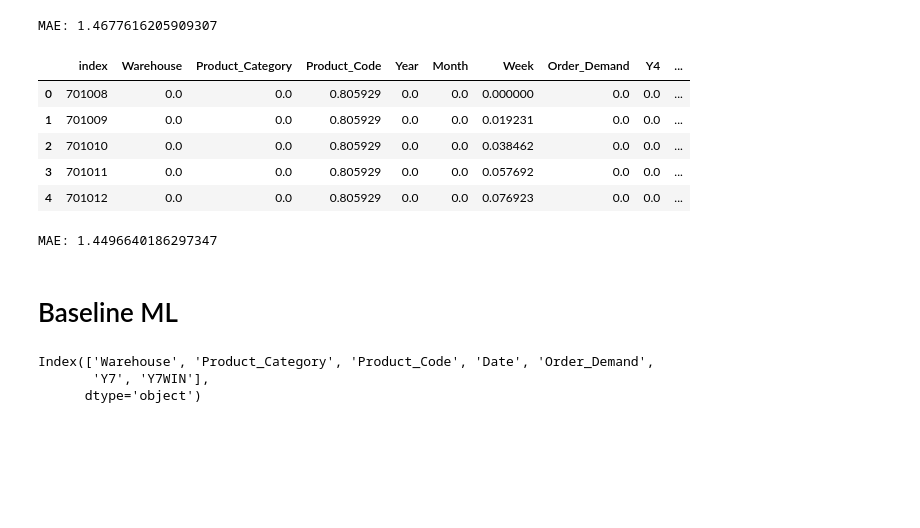
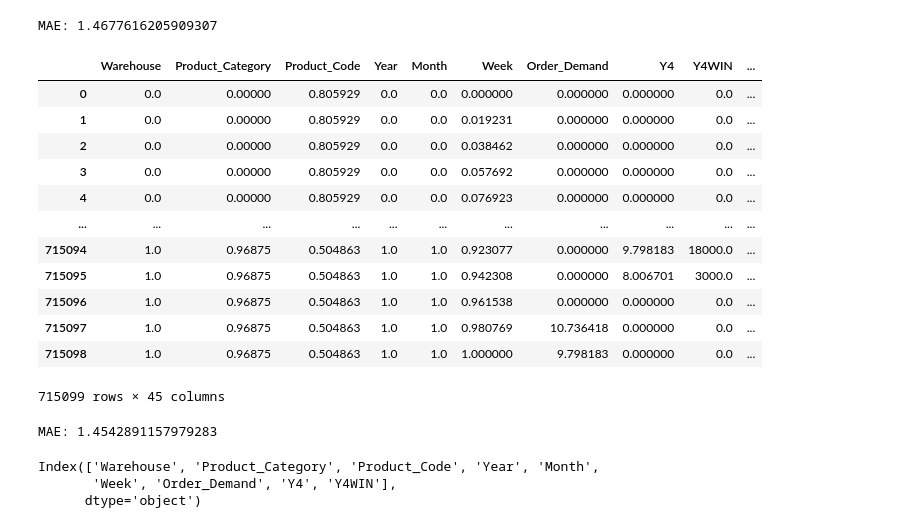
Before and after one commit to wantor-stack/Demand-Forecasting, a Jupyter notebook: notebook_ML.ipynb, the cells around one changed output. Cells and saved outputs as stored; diff of their text form; code cells hidden in the pictures; blank space fills up the shorter version.

```diff
--- a/notebook_ML.ipynb
+++ b/notebook_ML.ipynb
@@ -582,6 +595,9 @@ val.reset_index().to_parquet("val.parquet")
 # %%
 train = pd.read_parquet("train.parquet").sort_values(['Warehouse','Product_Code','Year', 'Month', 'Week'])
 val = pd.read_parquet("val.parquet").sort_values(['Warehouse','Product_Code','Year', 'Month', 'Week'])
+# %%
+train = train.drop(columns = 'index')
+val = val.drop(columns = 'index')
 # %%
 train.head()
 # %% [output]
@@ -598,7 +614,7 @@ train2 = train.copy()
 #train2['WEEKDAY'] = train2['Date'].dt.weekday
 #train2['WEEK'] = train2['Date'].dt.week
 
-train2['SMA_3'] = train2.iloc[:,7].rolling(window=3).mean()
+train2['SMA_3'] = train2.iloc[:,6].rolling(window=3).mean()
 # %%
 train2['SMA_3'] = train2['SMA_3'].replace(np.nan,0)
 # %%
@@ -623,6 +639,6 @@ val2 = val.copy()
 #val2['WEEK'] = val2['Date'].dt.week
 
 
-val2['SMA_3'] = val2.iloc[:,7].rolling(window=3).mean().replace(np.nan,0)
+val2['SMA_3'] = val2.iloc[:,6].rolling(window=3).mean().replace(np.nan,0)
 val2.head(10)
 # %% [output]
@@ -903,11 +919,24 @@ for Product_Code, Product_Code_df in train2.groupby(['Warehouse', 'Product_Categ
             new_features.add('ROLL_MEAN{}_{}'.format(l, f))
             Product_Code_df['ROLL_MEAN{}_{}'.format(l, f)] = Product_Code_df[f].rolling(l).mean()
 
+            new_features.add('ROLL_MEDIAN{}_{}'.format(l, f))
+            Product_Code_df['ROLL_MEDIAN{}_{}'.format(l, f)] = Product_Code_df[f].rolling(l).median()
+
+            new_features.add('ROLL_MIN{}_{}'.format(l, f))
+            Product_Code_df['ROLL_MIN{}_{}'.format(l, f)] = Product_Code_df[f].rolling(l).min()
+
+            new_features.add('ROLL_MAX{}_{}'.format(l, f))
+            Product_Code_df['ROLL_MAX{}_{}'.format(l, f)] = Product_Code_df[f].rolling(l).max()
+
+            new_features.add('ROLL_STD{}_{}'.format(l, f))
+            Product_Code_df['ROLL_STD{}_{}'.format(l, f)] = Product_Code_df[f].rolling(l).std()
+
             new_features.add('DIFF{}_{}'.format(l, f))
             Product_Code_df['DIFF{}_{}'.format(l, f)] = Product_Code_df[f].diff(l)
 
             new_features.add('LAG{}_{}'.format(l, f))
             Product_Code_df['LAG{}_{}'.format(l, f)] = Product_Code_df[f].shift(l)
+
 
     train6.append(Product_Code_df)
 train6 = pd.concat(train6, ignore_index=True)
@@ -921,6 +950,18 @@ for Product_Code, Product_Code_df in val2.groupby(['Warehouse', 'Product_Categor
             new_features.add('ROLL_MEAN{}_{}'.format(l, f))
             Product_Code_df['ROLL_MEAN{}_{}'.format(l, f)] = Product_Code_df[f].rolling(l).mean()
 
+            new_features.add('ROLL_MEDIAN{}_{}'.format(l, f))
+            Product_Code_df['ROLL_MEDIAN{}_{}'.format(l, f)] = Product_Code_df[f].rolling(l).median()
+
+            new_features.add('ROLL_MIN{}_{}'.format(l, f))
+            Product_Code_df['ROLL_MIN{}_{}'.format(l, f)] = Product_Code_df[f].rolling(l).min()
+
+            new_features.add('ROLL_MAX{}_{}'.format(l, f))
+            Product_Code_df['ROLL_MAX{}_{}'.format(l, f)] = Product_Code_df[f].rolling(l).max()
+
+            new_features.add('ROLL_STD{}_{}'.format(l, f))
+            Product_Code_df['ROLL_STD{}_{}'.format(l, f)] = Product_Code_df[f].rolling(l).std()
+
             new_features.add('DIFF{}_{}'.format(l, f))
             Product_Code_df['DIFF{}_{}'.format(l, f)] = Product_Code_df[f].diff(l)
 
@@ -930,14 +971,21 @@ for Product_Code, Product_Code_df in val2.groupby(['Warehouse', 'Product_Categor
     val6.append(Product_Code_df)
 val6 = pd.concat(val6, ignore_index=True)
 # %%
-train6.head()
+train6
 # %% [output]
-|  | index | Warehouse | Product_Category | Product_Code | Year | Month | Week | Order_Demand | Y4 | ... |
-| 0 | 701008 | 0.0 | 0.0 | 0.805929 | 0.0 | 0.0 | 0.000000 | 0.0 | 0.0 | ... |
-| 1 | 701009 | 0.0 | 0.0 | 0.805929 | 0.0 | 0.0 | 0.019231 | 0.0 | 0.0 | ... |
-| 2 | 701010 | 0.0 | 0.0 | 0.805929 | 0.0 | 0.0 | 0.038462 | 0.0 | 0.0 | ... |
-| 3 | 701011 | 0.0 | 0.0 | 0.805929 | 0.0 | 0.0 | 0.057692 | 0.0 | 0.0 | ... |
-| 4 | 701012 | 0.0 | 0.0 | 0.805929 | 0.0 | 0.0 | 0.076923 | 0.0 | 0.0 | ... |
+|  | Warehouse | Product_Category | Product_Code | Year | Month | Week | Order_Demand | Y4 | Y4WIN | ... |
+| 0 | 0.0 | 0.00000 | 0.805929 | 0.0 | 0.0 | 0.000000 | 0.000000 | 0.000000 | 0.0 | ... |
+| 1 | 0.0 | 0.00000 | 0.805929 | 0.0 | 0.0 | 0.019231 | 0.000000 | 0.000000 | 0.0 | ... |
+| 2 | 0.0 | 0.00000 | 0.805929 | 0.0 | 0.0 | 0.038462 | 0.000000 | 0.000000 | 0.0 | ... |
+| 3 | 0.0 | 0.00000 | 0.805929 | 0.0 | 0.0 | 0.057692 | 0.000000 | 0.000000 | 0.0 | ... |
+| 4 | 0.0 | 0.00000 | 0.805929 | 0.0 | 0.0 | 0.076923 | 0.000000 | 0.000000 | 0.0 | ... |
+| ... | ... | ... | ... | ... | ... | ... | ... | ... | ... | ... |
+| 715094 | 1.0 | 0.96875 | 0.504863 | 1.0 | 1.0 | 0.923077 | 0.000000 | 9.798183 | 18000.0 | ... |
+| 715095 | 1.0 | 0.96875 | 0.504863 | 1.0 | 1.0 | 0.942308 | 0.000000 | 8.006701 | 3000.0 | ... |
+| 715096 | 1.0 | 0.96875 | 0.504863 | 1.0 | 1.0 | 0.961538 | 0.000000 | 0.000000 | 0.0 | ... |
+| 715097 | 1.0 | 0.96875 | 0.504863 | 1.0 | 1.0 | 0.980769 | 10.736418 | 0.000000 | 0.0 | ... |
+| 715098 | 1.0 | 0.96875 | 0.504863 | 1.0 | 1.0 | 1.000000 | 9.798183 | 0.000000 | 0.0 | ... |
+715099 rows × 45 columns
 # %%
 from sklearn.ensemble import RandomForestRegressor
 mdl = RandomForestRegressor(n_jobs=-1, random_state=0, n_estimators=100)
@@ -952,12 +1000,10 @@ p = mdl.predict(val6[features].fillna(-1))
 
 print('MAE: {}'.format(median_absolute_error(val6['Y4'], p)))
 # %% [output]
-MAE: 1.4496640186297347
+MAE: 1.4542891157979283
-# %% [markdown]
-# Baseline ML
 # %%
 train.columns
 # %% [output]
-Index(['Warehouse', 'Product_Category', 'Product_Code', 'Date', 'Order_Demand',
-       'Y7', 'Y7WIN'],
+Index(['Warehouse', 'Product_Category', 'Product_Code', 'Year', 'Month',
+       'Week', 'Order_Demand', 'Y4', 'Y4WIN'],
       dtype='object')
```
Also changed, not shown: parts of 55 cells of this notebook.
